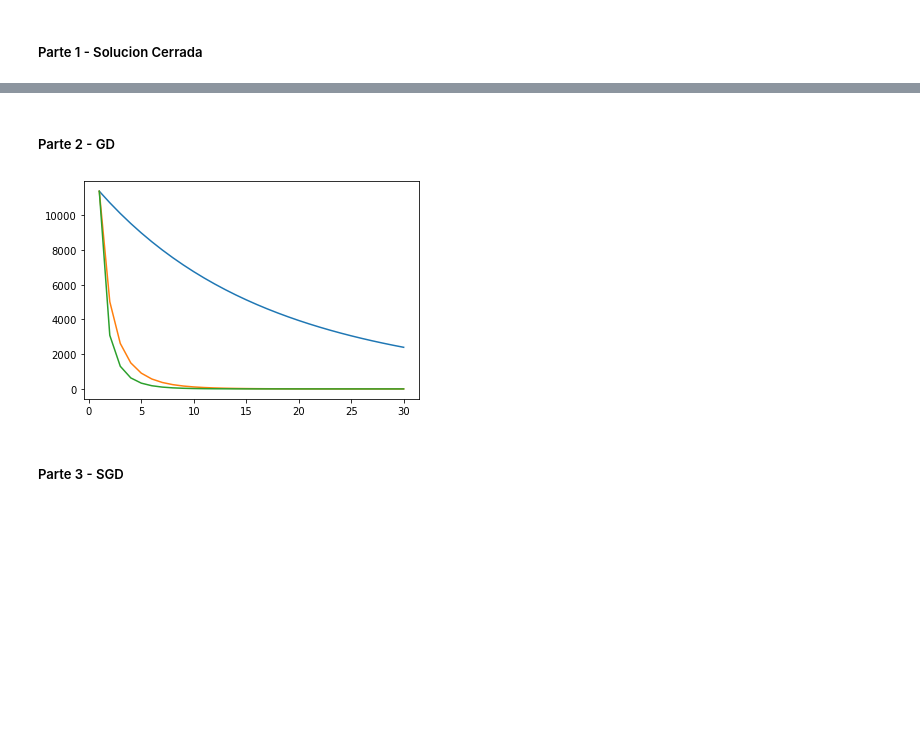
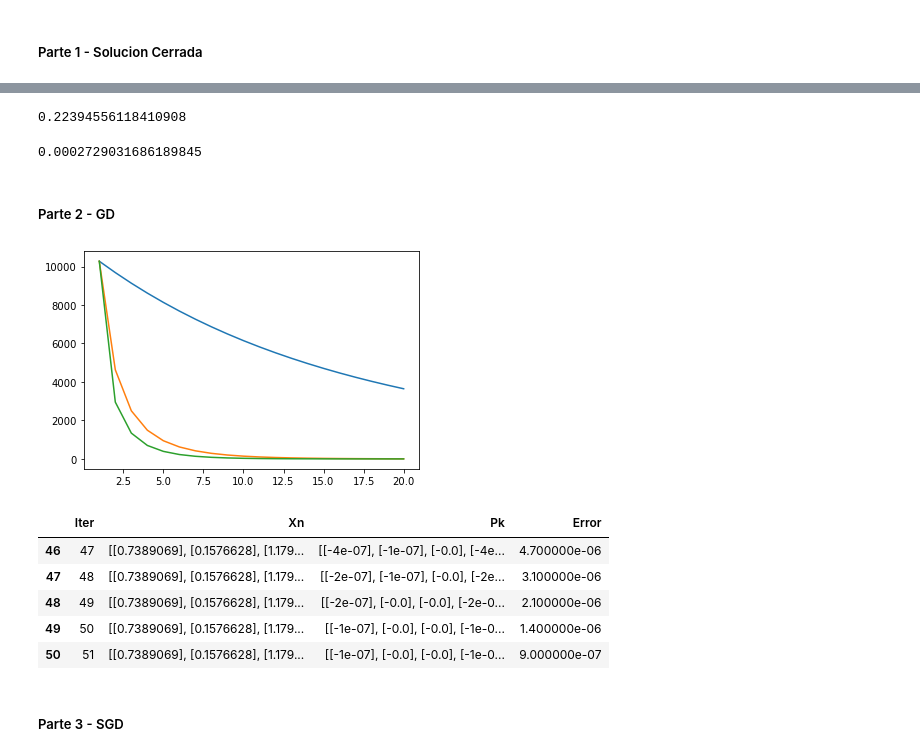
Before and after one commit to CarlosGarlem/AlgoritmosDS, a Jupyter notebook: optimizationProject/algoritmos.ipynb, the cells around one changed output, grey strips where cells are left out. Drawn from its saved outputs; the diff is of its cells as text; code cells hidden in the pictures; blank space fills up the shorter version.

```diff
--- a/optimizationProject/algoritmos.ipynb
+++ b/optimizationProject/algoritmos.ipynb
@@ -428,3 +438,11 @@ array([[-1.42212128e+00],
+# %%
+f_x
+# %% [output]
+0.22394556118410908
+# %%
+mse
+# %% [output]
+0.0002729031686189845
 # %% [markdown]
 ##### Parte 2 - GD
 # %%
@@ -434,10 +452,19 @@ kmax = 30
 # %%
 for lr in lr_list:
-    errors = computeGD(x_0, A, b, kmax, epsilon, lr, A.shape[0])
-    plt.plot(np.arange(1,kmax + 1), errors[:kmax])
+    df = computeGD(x_0, A, b, kmax, lr, A.shape[0])
+    plt.plot(np.arange(1,21), df.loc[:19, 'Error'])
 plt.show()
 # %% [output]
-[figure, old version]
+[figure, new version]
+# %%
+df.tail()
+# %% [output]
+|  | Iter | Xn | Pk | Error |
+| 46 | 47 | [[0.7389069], [0.1576628], [1.179... | [[-4e-07], [-1e-07], [-0.0], [-4e... | 4.700000e-06 |
+| 47 | 48 | [[0.7389069], [0.1576628], [1.179... | [[-2e-07], [-1e-07], [-0.0], [-2e... | 3.100000e-06 |
+| 48 | 49 | [[0.7389069], [0.1576628], [1.179... | [[-2e-07], [-0.0], [-0.0], [-2e-0... | 2.100000e-06 |
+| 49 | 50 | [[0.7389069], [0.1576628], [1.179... | [[-1e-07], [-0.0], [-0.0], [-1e-0... | 1.400000e-06 |
+| 50 | 51 | [[0.7389069], [0.1576628], [1.179... | [[-1e-07], [-0.0], [-0.0], [-1e-0... | 9.000000e-07 |
 # %% [markdown]
 ##### Parte 3 - SGD
 # %%
```
Also changed, not shown: parts of 19 cells of this notebook, 1 other file.
